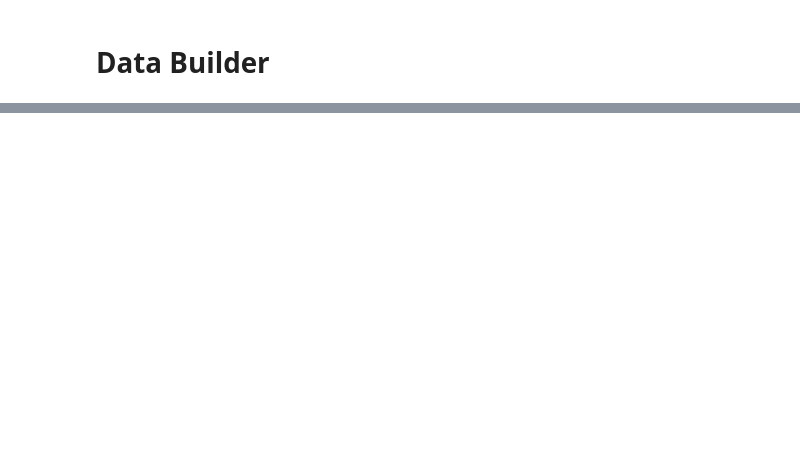
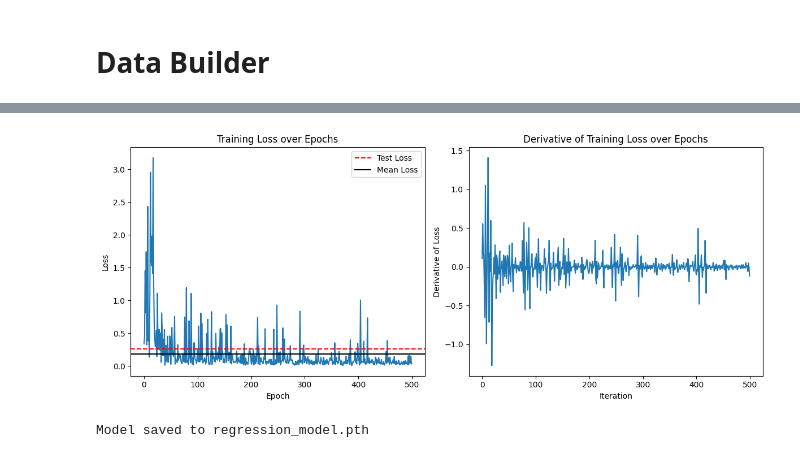
Before and after one commit to messi10tom/AI-Based-Grade-Prediction, a Jupyter notebook: train/train.ipynb, the cells around one changed output, grey strips where cells are left out. Cells and saved outputs as stored; diff of their text form; code cells hidden in the pictures; blank space fills up the shorter version.

Commit message:
feat: Update model architecture and training specifications for improved performance

```diff
--- a/train/train.ipynb
+++ b/train/train.ipynb
@@ -55,7 +38,7 @@ class StudentsDataset(Dataset):
     def __getitem__(self, idx):
         """Retrieve a sample and its label."""
         sample = torch.tensor(self.features[idx], dtype=torch.float32)
-        label = torch.tensor(self.labels[idx], dtype=torch.long)  # Assuming classification
+        label = torch.tensor(self.labels[idx], dtype=torch.float32).unsqueeze(-1)
 
         if self.transform:
             sample = self.transform(sample)
@@ -69,0 +66,4 @@ dataloader = DataLoader(dataset, batch_size=4, shuffle=True)
+# %%
+# Model, Loss, Optimizer
+criterion = nn.MSELoss()
+optimizer = optim.SGD(model.parameters(), lr=specs.learning_rate)
@@ -69,0 +87,9 @@ dataloader = DataLoader(dataset, batch_size=4, shuffle=True)
+# %%
+losses = []
+
+# Training loop
+for epoch in range(specs.epochs):
+    loss = train_step(model, dataloader, criterion, optimizer)
+    losses.append(loss)
+    if (epoch + 1) % 100 == 0:
+        print(f"Epoch {epoch + 1}/{specs.epochs}, Loss: {loss:.4f}")
@@ -69,0 +107,3 @@ dataloader = DataLoader(dataset, batch_size=4, shuffle=True)
+# %%
+loss = train_step(model, test_dataset, criterion, optimizer, train=False)
+print(f"Test Loss: {loss:.4f}")
@@ -69,0 +112,38 @@ dataloader = DataLoader(dataset, batch_size=4, shuffle=True)
+# %%
+import matplotlib.pyplot as plt
+import numpy as np
+
+reduced_losses = (np.array(losses)).reshape(-1, 2).mean(axis=1)
+log_mean_loss = np.array(losses).mean()
+
+diff = abs(log_mean_loss - loss)
+
+log_mean_loss = (log_mean_loss)
+log_test_loss = (loss)
+
+print(f"Difference between the mean loss and the test loss: {diff:.4f}")
+
+fig, axs = plt.subplots(1, 2, figsize=(12, 5))
+
+# Plot the reduced losses
+axs[0].plot(reduced_losses)
+
+axs[0].axhline(y=log_test_loss, color='r', linestyle='--', label='Test Loss')
+axs[0].axhline(y=log_mean_loss, color='black', linestyle='-', label='Mean Loss')
+
+axs[0].set_xlabel('Epoch')
+axs[0].set_ylabel('Loss')
+axs[0].set_title('Training Loss over Epochs')
+axs[0].legend()
+
+# Compute the derivative of reduced_losses
+derivative_losses = np.gradient(reduced_losses)
+
+axs[1].plot(derivative_losses)
+axs[1].set_xlabel('Iteration')
+axs[1].set_ylabel('Derivative of Loss')
+axs[1].set_title('Derivative of Training Loss over Epochs')
+
+
+plt.tight_layout()
+# %% [output]
@@ -69,0 +151,6 @@ dataloader = DataLoader(dataset, batch_size=4, shuffle=True)
+[figure, added]
+# %%
+torch.save(model.state_dict(), '../src/regression_model.pth')
+print("Model saved to regression_model.pth")
+# %% [output]
+Model saved to regression_model.pth
```
Also changed, not shown: parts of 9 cells of this notebook, 7 other files.
